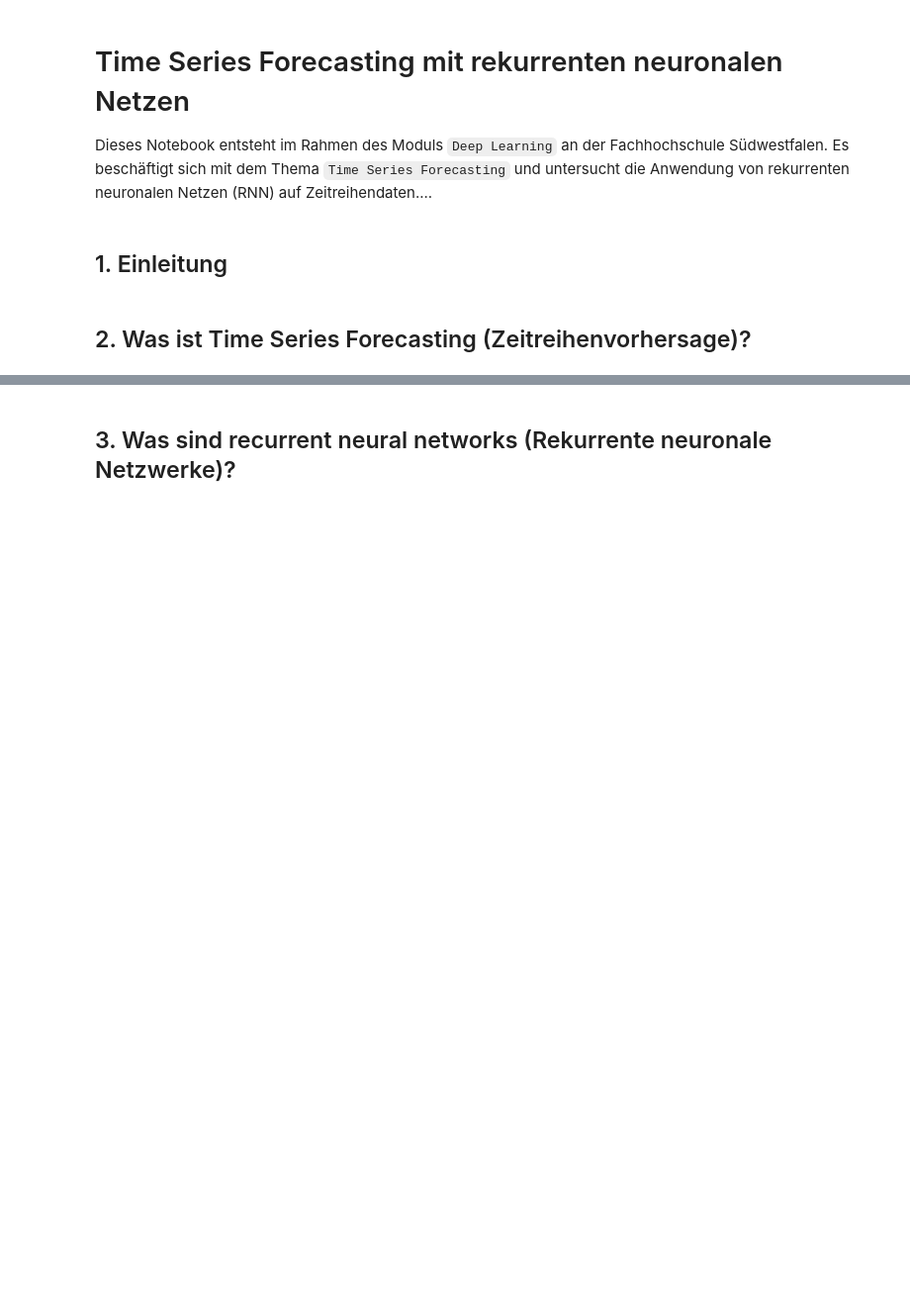
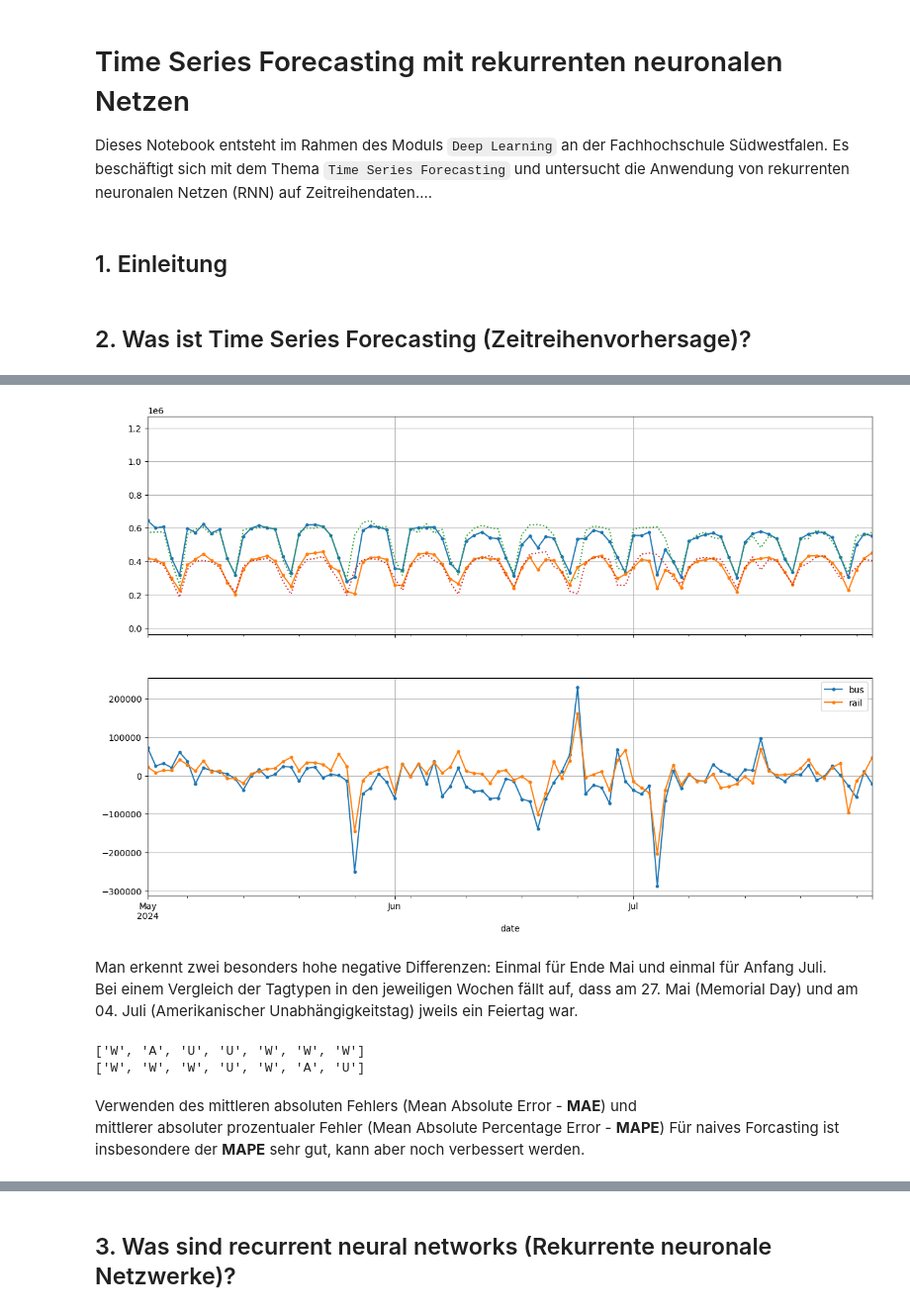
Before and after one commit to TTomczek/DL-Time-Series-Forecasting-With-RNNs, a Jupyter notebook: ausarbeitung.ipynb, the cells around one changed output, grey strips where cells are left out. Shown: that part at 99% size. Drawn from its saved outputs; the diff is of its cells as text; code cells hidden in the pictures; blank space fills up the shorter version.

```diff
--- a/ausarbeitung.ipynb
+++ b/ausarbeitung.ipynb
@@ -37,0 +74,24 @@ Grafisches Beispiel einer Anomalieerkennung:<br>
+# %%
+diff_28 = df[["bus", "rail"]].diff(28)["2024-05":"2024-07"]
+
+fig, axs = plt.subplots(2, 1, sharex=True, figsize=(15,10))
+df.plot(ax = axs[0], legend=False, marker=".") #ursprüngliche Zeitserie
+df.shift(28).plot(ax=axs[0], grid=True, legend=False, linestyle=":") #verschobene Zeitserie
+diff_28.plot(ax=axs[1], grid=True, marker=".")
+
+plt.show()
+# %% [output]
+[figure, added]
+# %% [markdown]
+Man erkennt zwei besonders hohe negative Differenzen: Einmal für Ende Mai und einmal für Anfang Juli.<br>
+Bei einem Vergleich der Tagtypen in den jeweiligen Wochen fällt auf, dass am 27. Mai (Memorial Day) und am 04. Juli (Amerikanischer Unabhängigkeitstag) jweils ein Feiertag war.
+# %%
+print(list(df.loc["2024-05-24":"2024-05-30"]["day_type"]))
+print(list(df.loc["2024-07-01":"2024-07-07"]["day_type"]))
+# %% [output]
+['W', 'A', 'U', 'U', 'W', 'W', 'W']
+['W', 'W', 'W', 'U', 'W', 'A', 'U']
+# %% [markdown]
+Verwenden des mittleren absoluten Fehlers (Mean Absolute Error - **MAE**) und <br>
+mittlerer absoluter prozentualer Fehler (Mean Absolute Percentage Error - **MAPE**)
+Für naives Forcasting ist insbesondere der **MAPE** sehr gut, kann aber noch verbessert werden.
```
Also changed, not shown: parts of 9 cells of this notebook.
